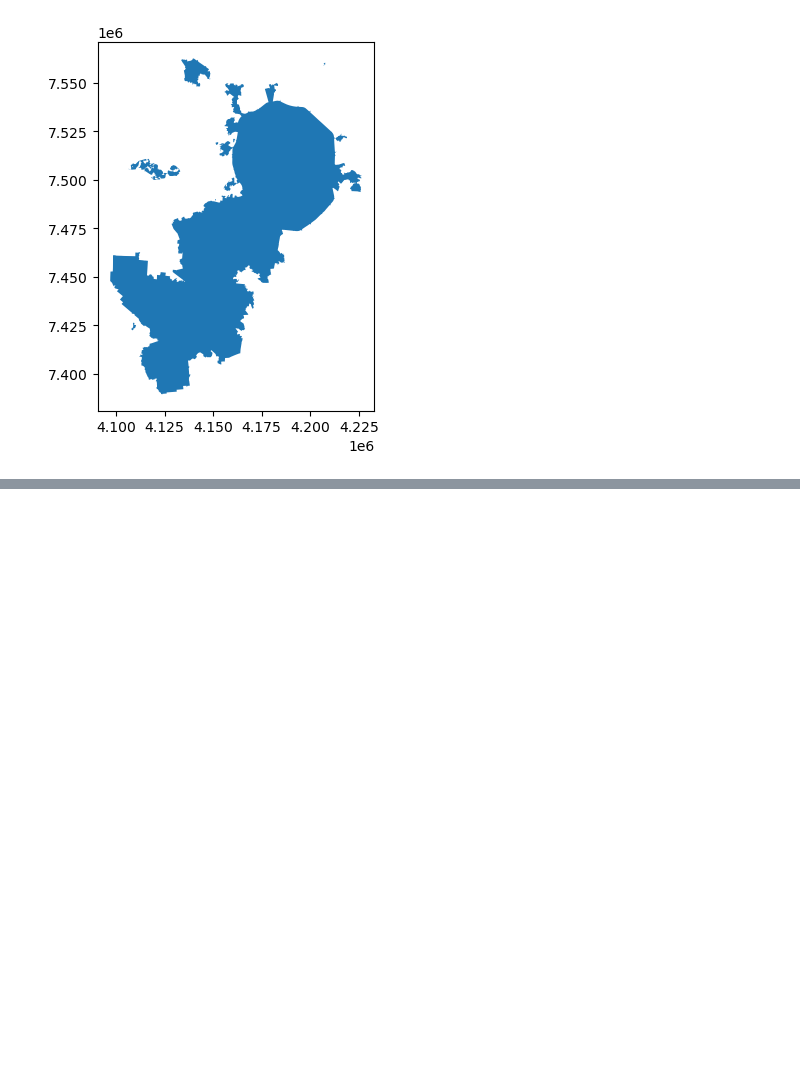
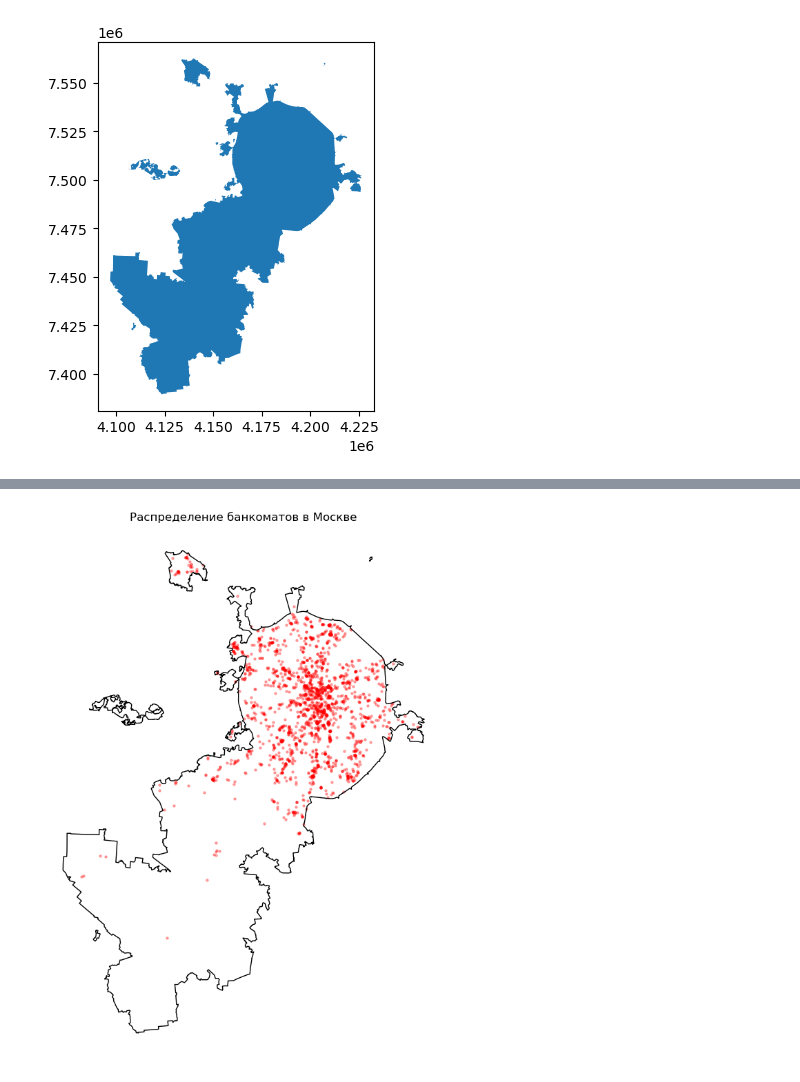
Before and after one commit to antgursky/final-project-atm-analysis, a Jupyter notebook: notebooks/01_data_collection.ipynb, the cells around one changed output, grey strips where cells are left out. Saved outputs shown, nothing was run; the diff lists cells and outputs as text; code cells hidden in the pictures; blank space fills up the shorter version.

```diff
--- a/notebooks/01_data_collection.ipynb
+++ b/notebooks/01_data_collection.ipynb
@@ -485,0 +917,17 @@ POI: (32619, 11)
+# %%
+import matplotlib.pyplot as plt
+
+# Размер графика
+plt.figure(figsize=(10, 10))
+
+# Границы Москвы
+city.boundary.plot(ax=plt.gca(), color="black", linewidth=1)
+
+# Банкоматы в виде "теплового облака" (полупрозрачные точки)
+atm.plot(ax=plt.gca(), markersize=5, alpha=0.3, color="red")
+
+plt.title("Распределение банкоматов в Москве")
+plt.axis("off")
+plt.show()
+# %% [output]
+[figure, added]
```
Also changed, not shown: parts of 33 cells of this notebook, 1 other file.
